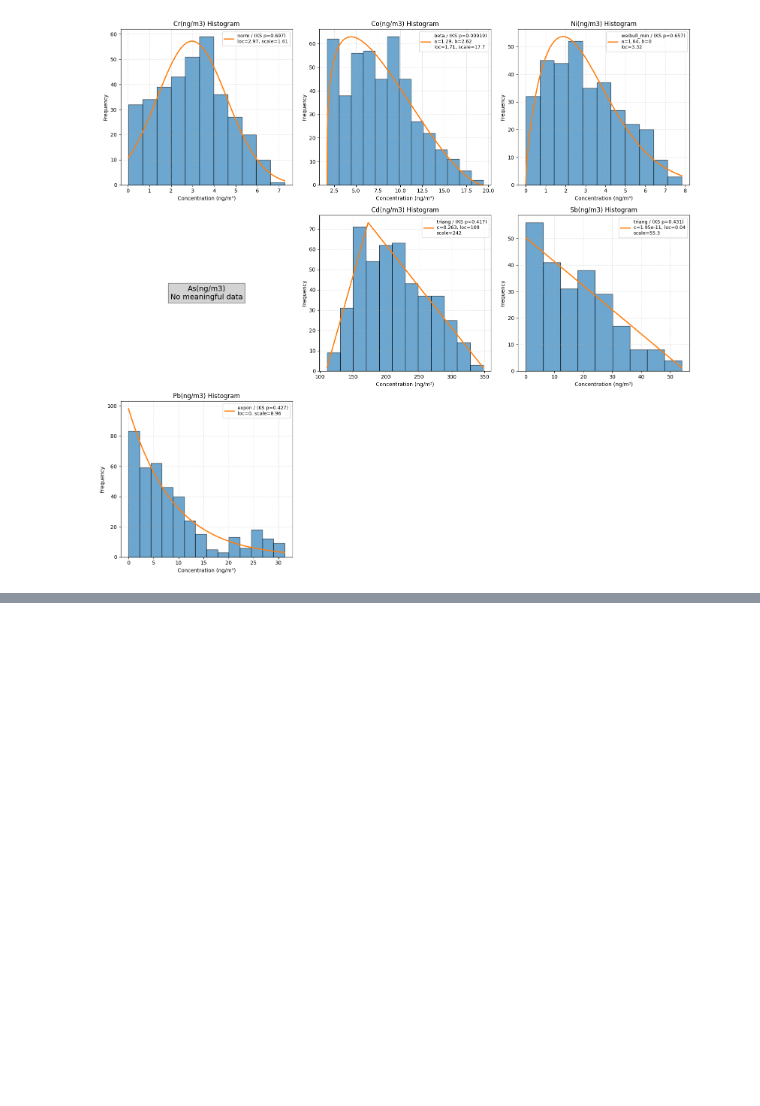
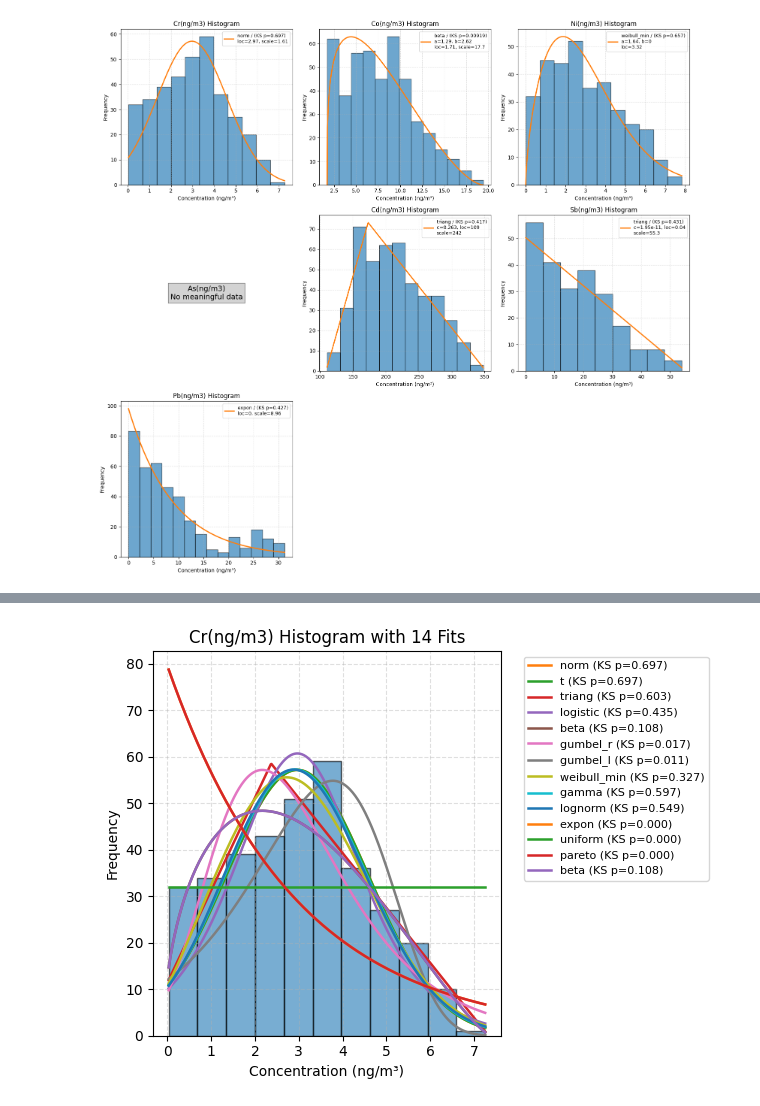
Before and after one commit to hyen0322/202508, a Jupyter notebook: [8.28] 분포 피팅.ipynb, the cells around one changed output, grey strips where cells are left out. Saved outputs shown, nothing was run; the diff lists cells and outputs as text; code cells hidden in the pictures; blank space fills up the shorter version.

```diff
--- a/[8.28] 분포 피팅.ipynb
+++ b/[8.28] 분포 피팅.ipynb
@@ -349,0 +464,16 @@ plt.show()
+# %%
+top3_list = []
+for col in target_cols:
+    rows, top3, best, fpath = analyze_metal(df[col], col)
+    for rank, r in enumerate(top3, start=1):
+        top3_list.append({
+            "Metal": col,
+            "Rank": rank,
+            "Dist": r["분포"],
+            "KS_p": r["KS_p"],
+            "AIC": r["AIC"],
+            "BIC": r["BIC"]
+        })
+
+df_top3 = pd.DataFrame(top3_list)
+display(df_top3)
@@ -349,0 +622,78 @@ plt.show()
+# %%
+import numpy as np
+import pandas as pd
+import matplotlib.pyplot as plt
+import scipy.stats as stats
+import math, warnings
+warnings.filterwarnings("ignore")
+
+# Cr 데이터 불러오기
+x = pd.to_numeric(df["Cr(ng/m3)"], errors="coerce").dropna().values
+
+# 후보 14개 분포 (scipy 이름 그대로 사용 → 영어 표시)
+DIST_LIST = [
+    "norm","t","triang","logistic","beta",
+    "gumbel_r","gumbel_l","weibull_min","gamma","lognorm",
+    "expon","uniform","pareto","beta"  # BetaPERT 근사로 beta 재사용
+]
+
+def count_params(dist_name, params):
+    try:
+        d = getattr(stats, dist_name)
+        return d.numargs + 2
+    except:
+        return len(params)
+
+def loglikelihood(dist_name, params, x):
+    d = getattr(stats, dist_name)
+    pdf = d.pdf(x, *params)
+    eps = 1e-300
+    return np.sum(np.log(np.clip(pdf, eps, None)))
+
+results = []
+
+# 히스토그램 기본
+counts, bins, _ = plt.hist(x, bins="auto", density=False, edgecolor="black", alpha=0.6)
+bin_w = np.mean(np.diff(bins)); N=len(x)
+xgrid = np.linspace(bins[0], bins[-1], 500)
+
+# 분포별 피팅 + PDF 곡선
+for scipy_name in DIST_LIST:
+    try:
+        d = getattr(stats, scipy_name)
+        params = d.fit(x)
+        # KS 검정
+        D, pks = stats.kstest(x, scipy_name, args=params)
+        # AIC/BIC
+        ll = loglikelihood(scipy_name, params, x)
+        k = count_params(scipy_name, params)
+        aic = 2*k - 2*ll
+        bic = math.log(N)*k - 2*ll
+        # PDF 곡선
+        pdf = d.pdf(xgrid, *params)
+        plt.plot(xgrid, pdf*N*bin_w, lw=1.8, label=f"{scipy_name} (KS p={pks:.3f})")
+
+        results.append({
+            "dist": scipy_name, "params": params, "KS_p": pks,
+            "AIC": aic, "BIC": bic
+        })
+    except Exception as e:
+        results.append({"dist": scipy_name, "error": str(e)})
+
+# 그래프 설정
+plt.title("Cr(ng/m3) Histogram with 14 Fits")
+plt.xlabel("Concentration (ng/m³)")
+plt.ylabel("Frequency")
+plt.grid(True, linestyle="--", alpha=0.4)
+
+# 범례를 그래프 바깥 오른쪽에 표시
+plt.legend(fontsize=8, bbox_to_anchor=(1.05, 1), loc='upper left')
+plt.tight_layout()
+plt.show()
+
+# 결과표 정리
+df_res = pd.DataFrame(results)
+df_res = df_res.dropna(subset=["KS_p"]).sort_values("KS_p", ascending=False)
+display(df_res[["dist","KS_p","AIC","BIC"]])
+# %% [output]
+[figure, added]
```
Also changed, not shown: parts of 11 cells of this notebook.
